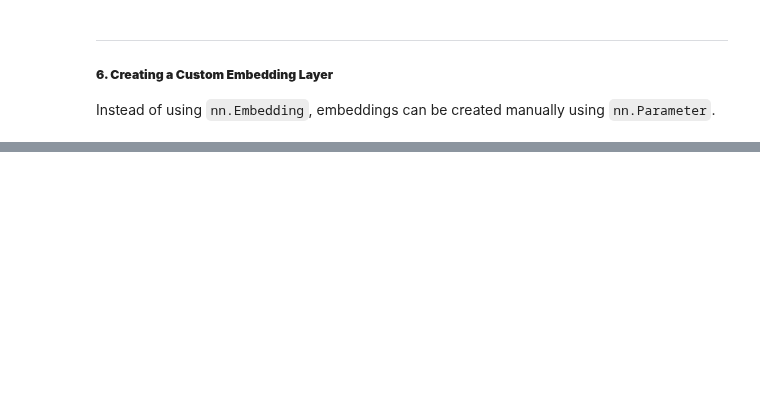
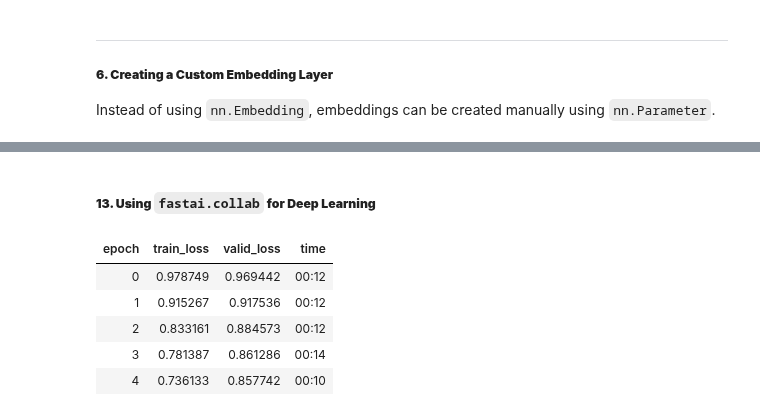
Before and after one commit to Firojpaudel/Machine-Learning-Notes, a Jupyter notebook: Practical Deep Learning For Coders/Chapter_8.ipynb, the cells around one changed output, grey strips where cells are left out. Saved outputs shown, nothing was run; the diff lists cells and outputs as text; code cells hidden in the pictures; blank space fills up the shorter version.

```diff
--- a/Practical Deep Learning For Coders/Chapter_8.ipynb
+++ b/Practical Deep Learning For Coders/Chapter_8.ipynb
@@ -278,0 +452,12 @@ learn.fit_one_cycle(5, 5e-3, wd=0.1)
+# %% [markdown]
+##### **13. Using `fastai.collab` for Deep Learning**
+# %%
+learn = collab_learner(dls, use_nn=True, y_range=(0, 5.5), layers=[100,50])
+learn.fit_one_cycle(5, 5e-3, wd=0.1)
+# %% [output]
+| epoch | train_loss | valid_loss | time |
+| 0 | 0.978749 | 0.969442 | 00:12 |
+| 1 | 0.915267 | 0.917536 | 00:12 |
+| 2 | 0.833161 | 0.884573 | 00:12 |
+| 3 | 0.781387 | 0.861286 | 00:14 |
+| 4 | 0.736133 | 0.857742 | 00:10 |
```
Also changed, not shown: parts of 43 cells of this notebook.
